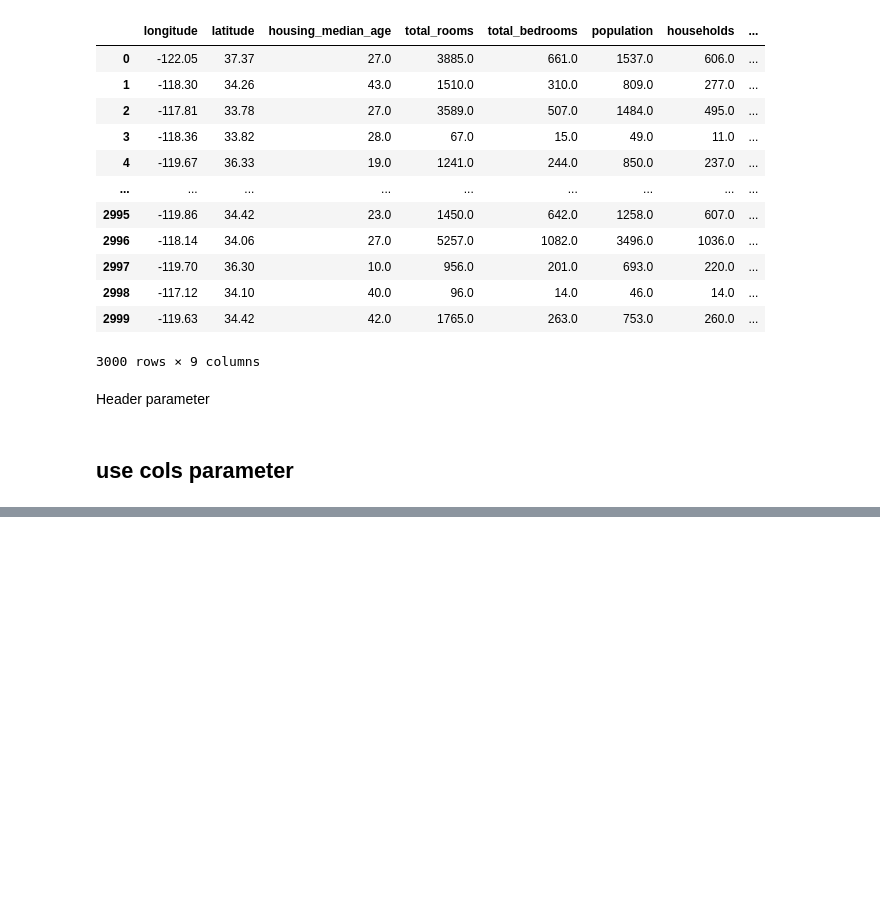
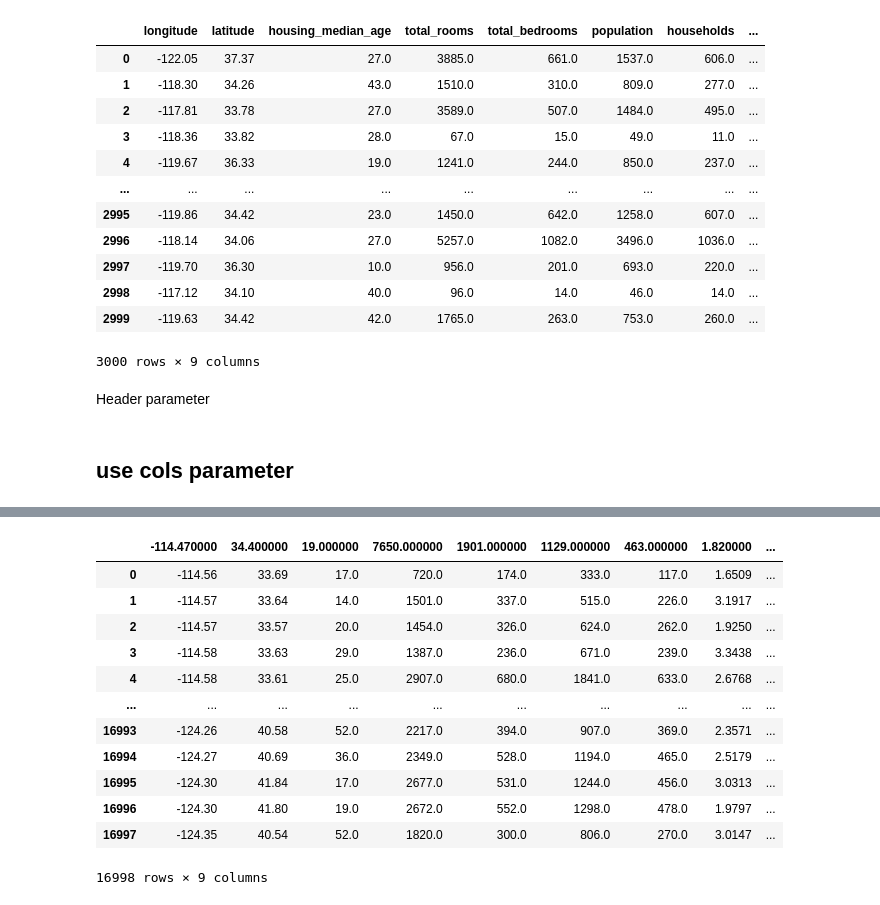
Before and after one commit to rosangithub/ML, a Jupyter notebook: tensor.ipynb, the cells around one changed output, grey strips where cells are left out. Cells and saved outputs as stored; diff of their text form; code cells hidden in the pictures; blank space fills up the shorter version.

```diff
--- a/tensor.ipynb
+++ b/tensor.ipynb
@@ -108,0 +180,17 @@ df
+# %%
+#skiprows /nrows parameter
+pd.read_csv('/content/sample_data/california_housing_train.csv',skiprows=[0,1])
+# %% [output]
+|  | -114.470000 | 34.400000 | 19.000000 | 7650.000000 | 1901.000000 | 1129.000000 | 463.000000 | 1.820000 | ... |
+| 0 | -114.56 | 33.69 | 17.0 | 720.0 | 174.0 | 333.0 | 117.0 | 1.6509 | ... |
+| 1 | -114.57 | 33.64 | 14.0 | 1501.0 | 337.0 | 515.0 | 226.0 | 3.1917 | ... |
+| 2 | -114.57 | 33.57 | 20.0 | 1454.0 | 326.0 | 624.0 | 262.0 | 1.9250 | ... |
+| 3 | -114.58 | 33.63 | 29.0 | 1387.0 | 236.0 | 671.0 | 239.0 | 3.3438 | ... |
+| 4 | -114.58 | 33.61 | 25.0 | 2907.0 | 680.0 | 1841.0 | 633.0 | 2.6768 | ... |
+| ... | ... | ... | ... | ... | ... | ... | ... | ... | ... |
+| 16993 | -124.26 | 40.58 | 52.0 | 2217.0 | 394.0 | 907.0 | 369.0 | 2.3571 | ... |
+| 16994 | -124.27 | 40.69 | 36.0 | 2349.0 | 528.0 | 1194.0 | 465.0 | 2.5179 | ... |
+| 16995 | -124.30 | 41.84 | 17.0 | 2677.0 | 531.0 | 1244.0 | 456.0 | 3.0313 | ... |
+| 16996 | -124.30 | 41.80 | 19.0 | 2672.0 | 552.0 | 1298.0 | 478.0 | 1.9797 | ... |
+| 16997 | -124.35 | 40.54 | 52.0 | 1820.0 | 300.0 | 806.0 | 270.0 | 3.0147 | ... |
+16998 rows × 9 columns
```
Also changed, not shown: parts of 21 cells of this notebook.
